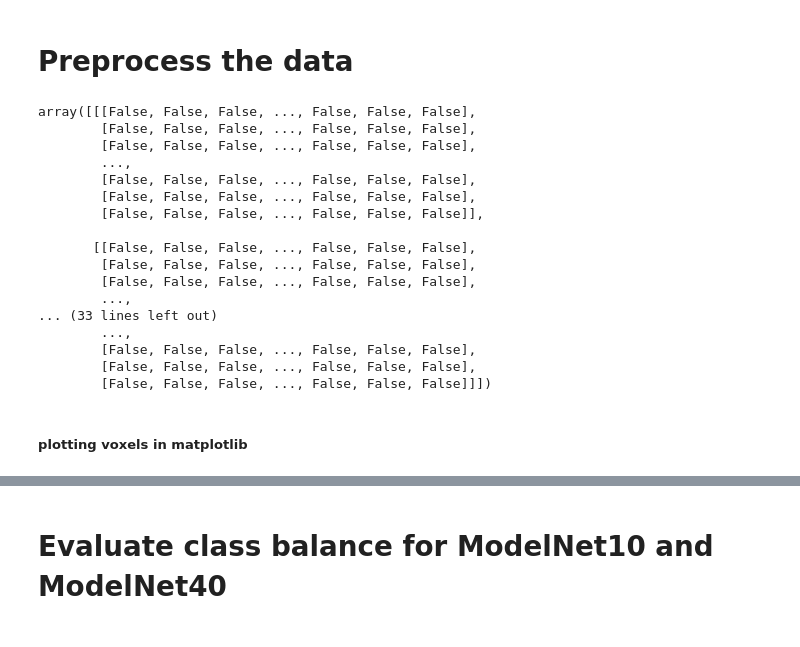
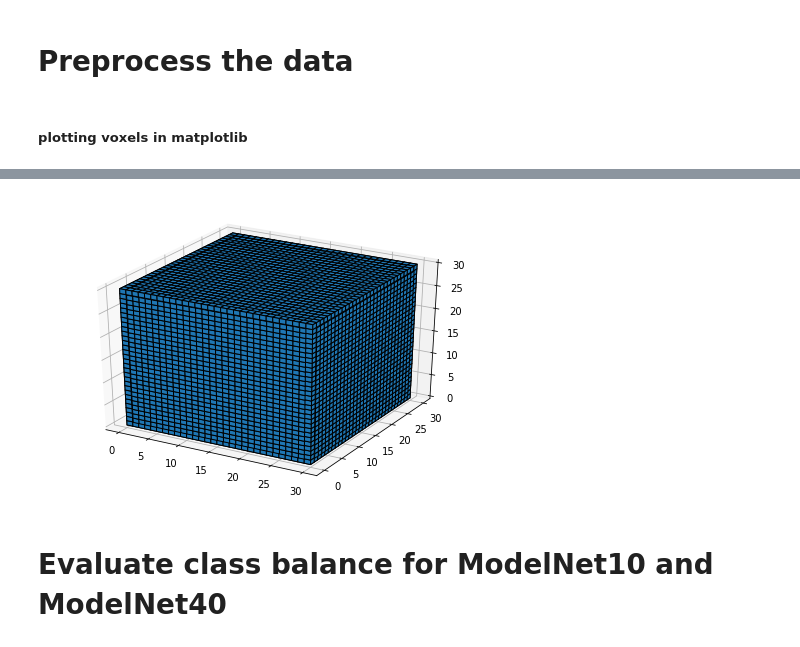
Before and after one commit to Ryanglambert/3d_model_retriever, a Jupyter notebook: EDA.ipynb, the cells around one changed output, grey strips where cells are left out. Cells and saved outputs as stored; diff of their text form; code cells hidden in the pictures.

```diff
--- a/EDA.ipynb
+++ b/EDA.ipynb
@@ -36,25 +42,2 @@ import numpy as np
-# %%
-with open('ModelNet10/chair/train/chair_0001.binvox', 'rb') as f:
-    model = binvox.read_as_3d_array(f)
-# %%
-model.data
-# %% [output]
-array([[[False, False, False, ..., False, False, False],
-        [False, False, False, ..., False, False, False],
-        [False, False, False, ..., False, False, False],
-        ...,
-        [False, False, False, ..., False, False, False],
-        [False, False, False, ..., False, False, False],
-        [False, False, False, ..., False, False, False]],
-
-       [[False, False, False, ..., False, False, False],
-        [False, False, False, ..., False, False, False],
-        [False, False, False, ..., False, False, False],
-        ...,
-... (33 lines left out)
-        ...,
-        [False, False, False, ..., False, False, False],
-        [False, False, False, ..., False, False, False],
-        [False, False, False, ..., False, False, False]]])
 # %% [markdown]
 ##### plotting voxels in matplotlib
@@ -63,6 +46,10 @@ from mpl_toolkits.mplot3d import axes3d
 # %%
+import matplotlib.pyplot as plt
+%matplotlib inline
+import numpy as np
+from mpl_toolkits.mplot3d import Axes3D
+
 fig = plt.figure()
-ax = axes3d.Axes3D(fig)
-
-ax.voxels(model.data)
+ax = Axes3D(fig)
+ax.voxels(model.data, edgecolor='k');
 # %% [output]
@@ -71,3 +56,4 @@ ax.voxels(model.data)
+[figure, added]
 # %% [markdown]
 # Evaluate class balance for ModelNet10 and ModelNet40
 # %%
```
Also changed, not shown: parts of 4 cells of this notebook, 1 other file.
